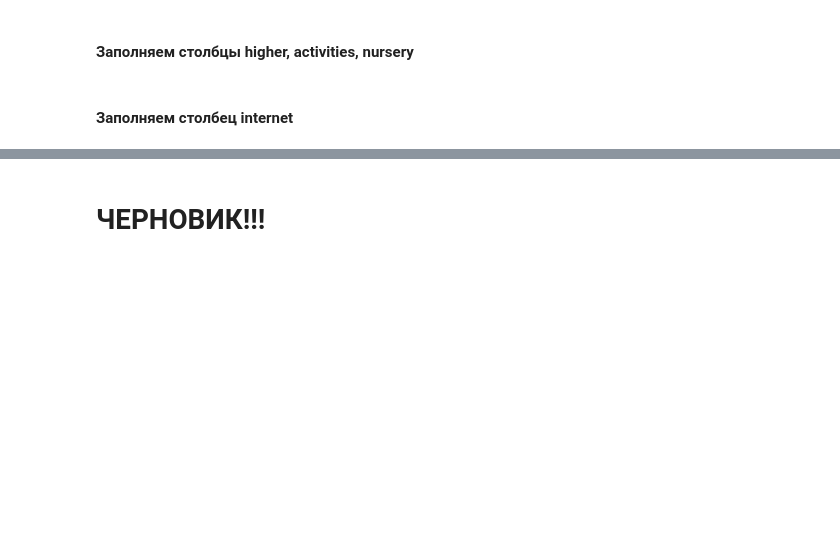
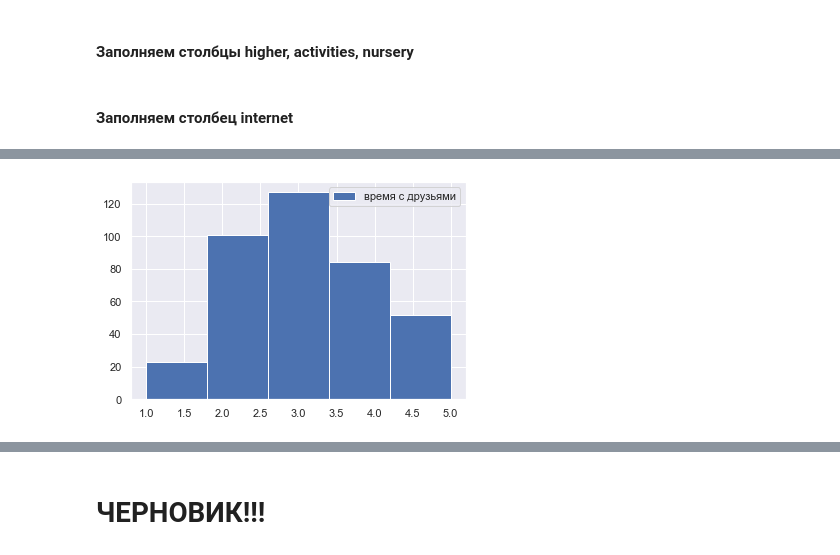
Before and after one commit to Deus99/skillfactory_rds, a Jupyter notebook: module_2/EDA_Unicef.ipynb, the cells around one changed output, grey strips where cells are left out. Saved outputs shown, nothing was run; the diff lists cells and outputs as text; code cells hidden in the pictures; blank space fills up the shorter version.

```diff
--- a/module_2/EDA_Unicef.ipynb
+++ b/module_2/EDA_Unicef.ipynb
@@ -915,0 +963,6 @@ math.describe(include = 'all').T
+# %%
+math.goout.hist(bins=5, label='время с друзьями')
+plt.legend()
+plt.show()
+# %% [output]
+[figure, added]
```
Also changed, not shown: parts of 31 cells of this notebook.
